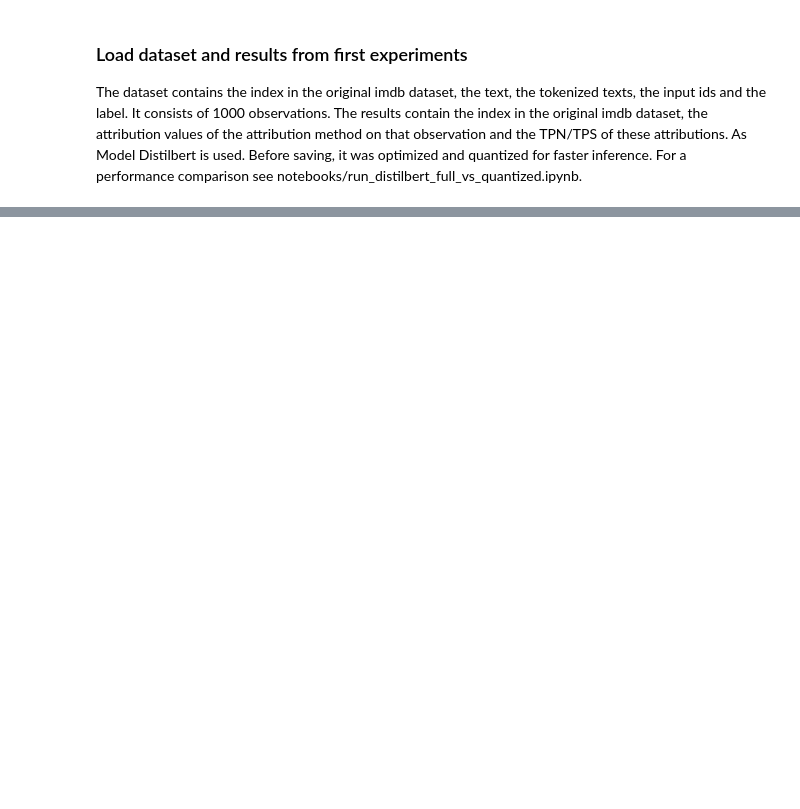
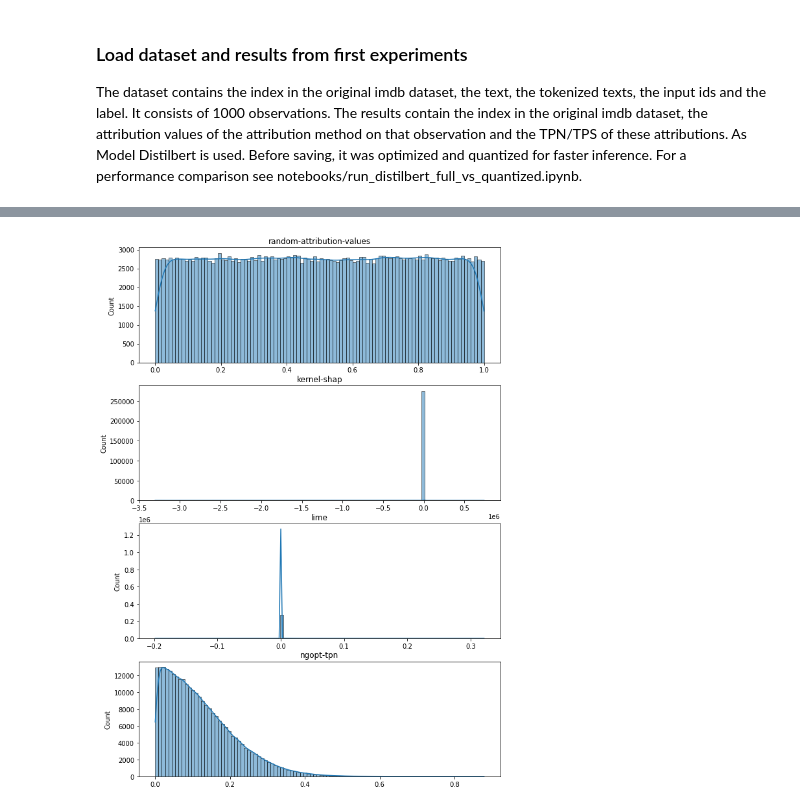
Before and after one commit to tpatzelt/best-attributions, a Jupyter notebook: notebooks/inspect.ipynb, the cells around one changed output, grey strips where cells are left out. Saved outputs shown, nothing was run; the diff lists cells and outputs as text; code cells hidden in the pictures; blank space fills up the shorter version.

```diff
--- a/notebooks/inspect.ipynb
+++ b/notebooks/inspect.ipynb
@@ -99,0 +134,4 @@ ax.xaxis.tick_top()
+# %%
+plot_attribution_hists(all_results)
+# %% [output]
+[figure, added]
```
Also changed, not shown: parts of 11 cells of this notebook, 1 other file.
